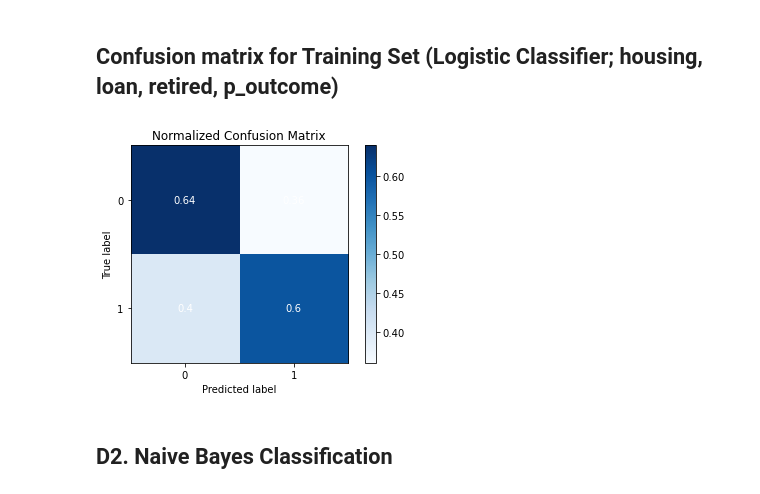
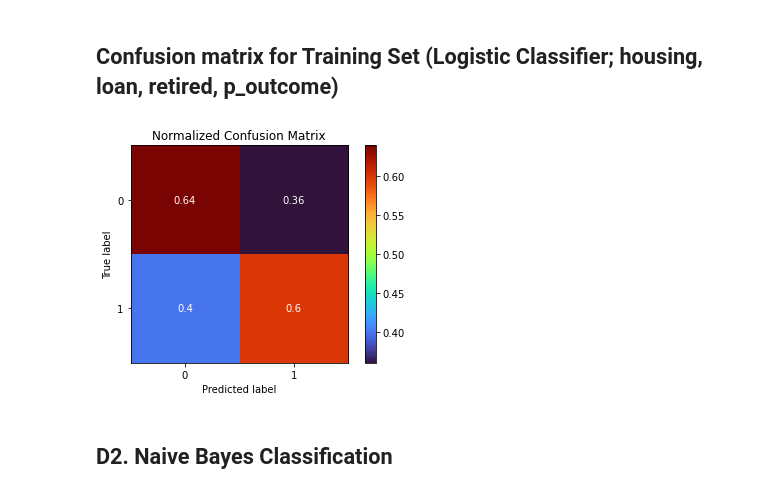
Before and after one commit to bblank70/MSDS422, a Jupyter notebook: Assignment3-bank.ipynb, the cells around one changed output. Cells and saved outputs as stored; diff of their text form; code cells hidden in the pictures.

Commit message:
Update Assignment3-bank.ipynb
fixes discussion and cmap colors

```diff
--- a/Assignment3-bank.ipynb
+++ b/Assignment3-bank.ipynb
@@ -591,10 +594,10 @@ skplt.metrics.plot_precision_recall(E_TrainY, E_Logreg_train_pred)
 # %% [markdown]
 ## Confusion matrix for Training Set (Logistic Classifier; housing, loan, retired, p_outcome)
 # %%
-skplt.metrics.plot_confusion_matrix(E_TrainY, ELogregtrain_preds, normalize= True)
+skplt.metrics.plot_confusion_matrix(E_TrainY, ELogregtrain_preds, normalize= True, cmap='turbo')
 plt.show()
 # %% [output]
-[figure, old version]
+[figure, new version]
 # %% [markdown]
 ## D2. Naive Bayes Classification
 # %%
```
Also changed, not shown: parts of 10 cells of this notebook.
